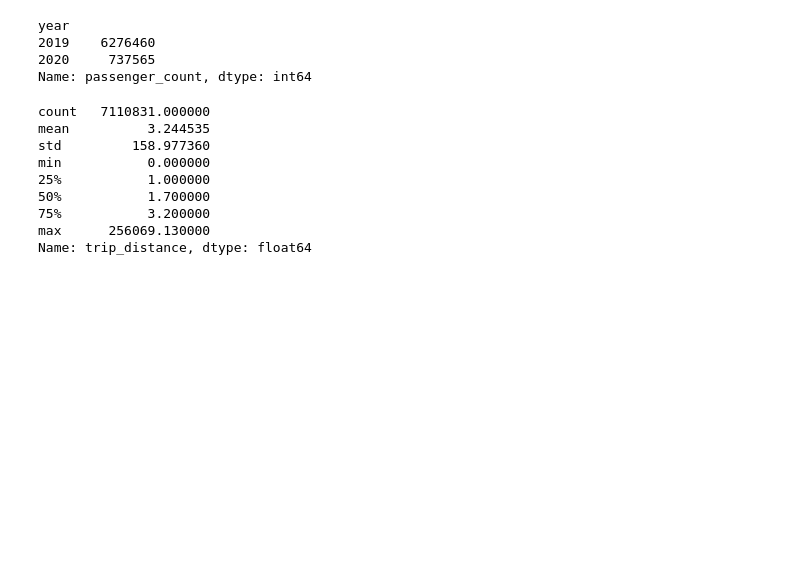
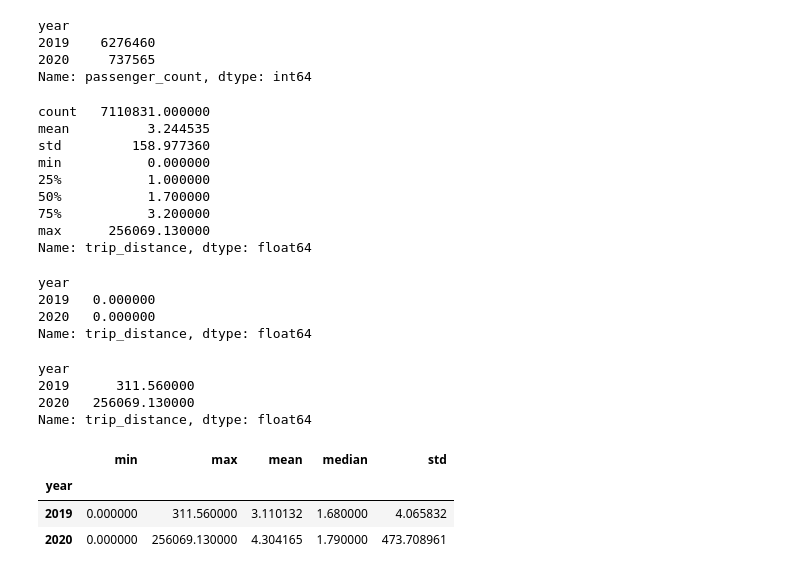
Before and after one commit to reuven/PyRVA-2021-11Nov-10, a Jupyter notebook: PyRVA - PyRVA-2021-11Nov-10.ipynb, the cells around one changed output. Saved outputs shown, nothing was run; the diff lists cells and outputs as text; code cells hidden in the pictures; blank space fills up the shorter version.

```diff
--- a/PyRVA - PyRVA-2021-11Nov-10.ipynb
+++ b/PyRVA - PyRVA-2021-11Nov-10.ipynb
@@ -308,3 +308,24 @@ min           0.000000
 75%           3.200000
 max      256069.130000
 Name: trip_distance, dtype: float64
+# %%
+df.groupby('year')['trip_distance'].min()
+# %% [output]
+year
+2019   0.000000
+2020   0.000000
+Name: trip_distance, dtype: float64
+# %%
+df.groupby('year')['trip_distance'].max()
+# %% [output]
+year
+2019      311.560000
+2020   256069.130000
+Name: trip_distance, dtype: float64
+# %%
+df.groupby('year')['trip_distance'].agg(['min', 'max', 'mean', 'median', 'std'])
+# %% [output]
+|  | min | max | mean | median | std |
+| year |  |  |  |  |  |
+| 2019 | 0.000000 | 311.560000 | 3.110132 | 1.680000 | 4.065832 |
+| 2020 | 0.000000 | 256069.130000 | 4.304165 | 1.790000 | 473.708961 |
```
Also changed, not shown: parts of 1 cell of this notebook.
